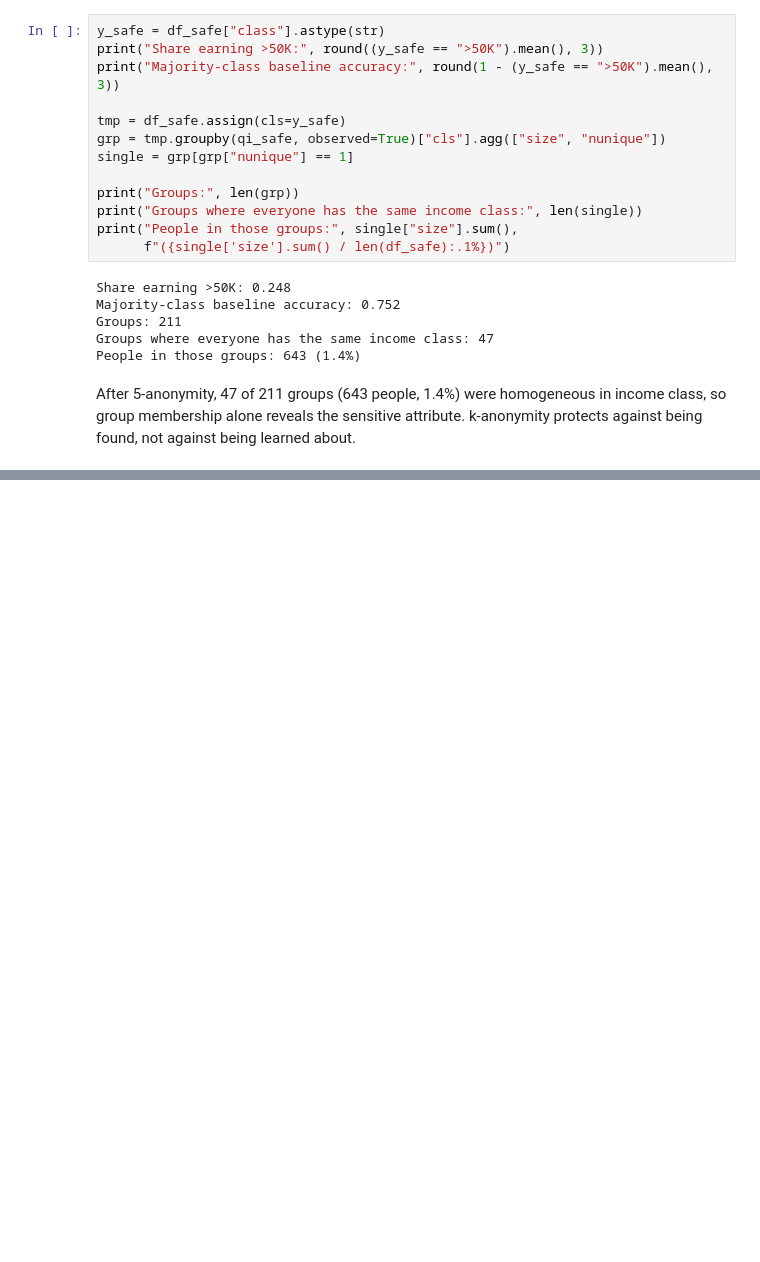
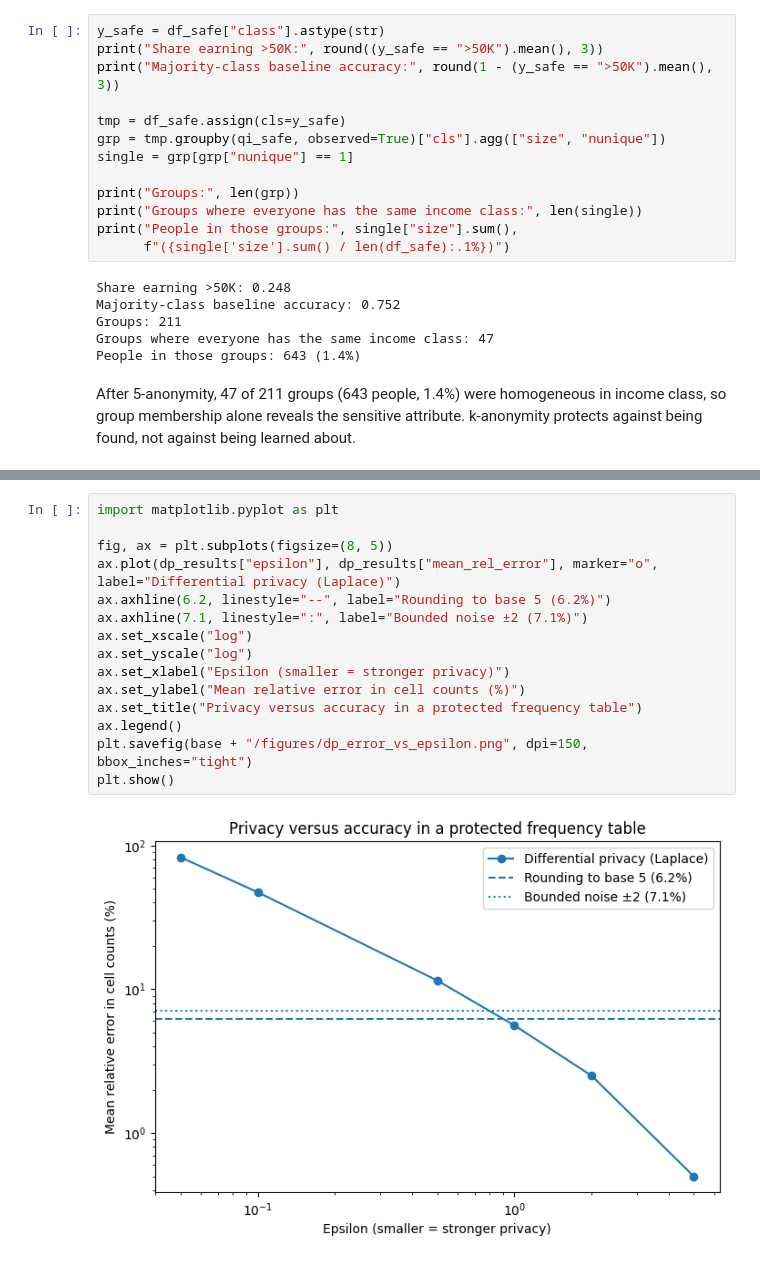
Before and after one commit to sanchari1/privacy-utility-tradeoff, a Jupyter notebook: Untitled0.ipynb, the cells around one changed output, grey strips where cells are left out. Cells and saved outputs as stored; diff of their text form; blank space fills up the shorter version.

```diff
--- a/Untitled0.ipynb
+++ b/Untitled0.ipynb
@@ -305,0 +418,17 @@ After 5-anonymity, 47 of 211 groups (643 people, 1.4%) were homogeneous in incom
+# %%
+import matplotlib.pyplot as plt
+
+fig, ax = plt.subplots(figsize=(8, 5))
+ax.plot(dp_results["epsilon"], dp_results["mean_rel_error"], marker="o", label="Differential privacy (Laplace)")
+ax.axhline(6.2, linestyle="--", label="Rounding to base 5 (6.2%)")
+ax.axhline(7.1, linestyle=":", label="Bounded noise ±2 (7.1%)")
+ax.set_xscale("log")
+ax.set_yscale("log")
+ax.set_xlabel("Epsilon (smaller = stronger privacy)")
+ax.set_ylabel("Mean relative error in cell counts (%)")
+ax.set_title("Privacy versus accuracy in a protected frequency table")
+ax.legend()
+plt.savefig(base + "/figures/dp_error_vs_epsilon.png", dpi=150, bbox_inches="tight")
+plt.show()
+# %% [output]
+[figure, added]
```
Also changed, not shown: parts of 3 cells of this notebook.
